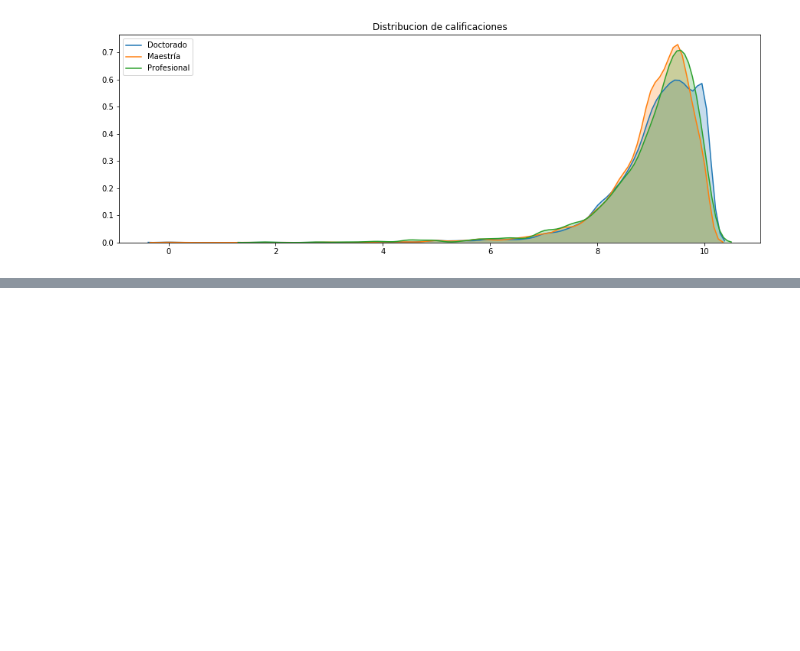
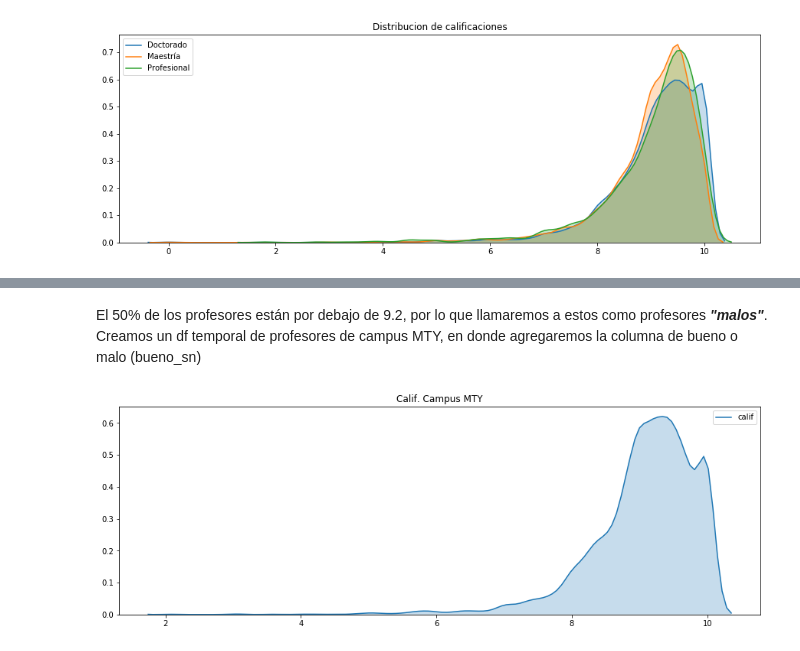
Before and after one commit to luissedas/da-project, a Jupyter notebook: Data Analytics - Final Project.ipynb, the cells around one changed output, grey strips where cells are left out. Cells and saved outputs as stored; diff of their text form; code cells hidden in the pictures; blank space fills up the shorter version.

```diff
--- a/Data Analytics - Final Project.ipynb
+++ b/Data Analytics - Final Project.ipynb
@@ -92,2 +113,7 @@ data['prof_sn'] = a
+# %%
+#Asigna el tipo de dato como categórico a las siguientes variables
+data['sni_sn'] = data['sni_sn'].astype('category')
+data['prof_sn'] = data['prof_sn'].astype('category')
+data['mxn_sn'] = data['mxn_sn'].astype('category')
 # %% [markdown]
 # Data Exploration
@@ -136,13 +136,6 @@ print('Porcentaje de Profesores: ', len(temp)/len(data[c1&c2]))
 Calificación Promedio: 9.338054187192121
 Porcentaje de Profesores:  0.558282208588957
 # %%
-#Profesores No Investigadores de Campus Monterrey
-#Profesores Investigadores de Campus Monterrey
-c1 = data['Campus']=='Campus Monterrey';
-c2 = data['División'] == 'IN - Esc. Ingeniería y Ciencias'
-c3 = data['sni_sn'] == 1
-c31 = data['sni_sn'] != 1
-
-temp = data[c1&c31];
+temp = data[c1&c3];
 print('Calificación Promedio:',temp['calif'].mean())
 print('Porcentaje de Profesores: ', len(temp)/len(data[c1&c2]))
@@ -283,0 +252,20 @@ nan : nan
+# %% [markdown]
+El 50% de los profesores están por debajo de 9.2, por lo que llamaremos a estos como profesores ***"malos"***.
+Creamos un df temporal de profesores de campus MTY, en donde agregaremos la columna de bueno o malo (bueno_sn)
+# %%
+data_mty = data[c1].copy()
+a = [];
+for index,value in enumerate(data_mty.calif):
+    if value <= data_mty.calif.describe()['50%']:
+        a.append('malo')
+    else:
+        a.append('bueno')
+data_mty['bueno_sn'] = a;
+
+fig, ax = plt.subplots(figsize=(15,5))
+ax.grid(False)
+sns.kdeplot( data_mty.loc[data_mty.calif != 0,'calif'], shade = True)
+plt.title('Calif. Campus MTY')
+plt.show()
+# %% [output]
+[figure, added]
```
Also changed, not shown: parts of 30 cells of this notebook.
